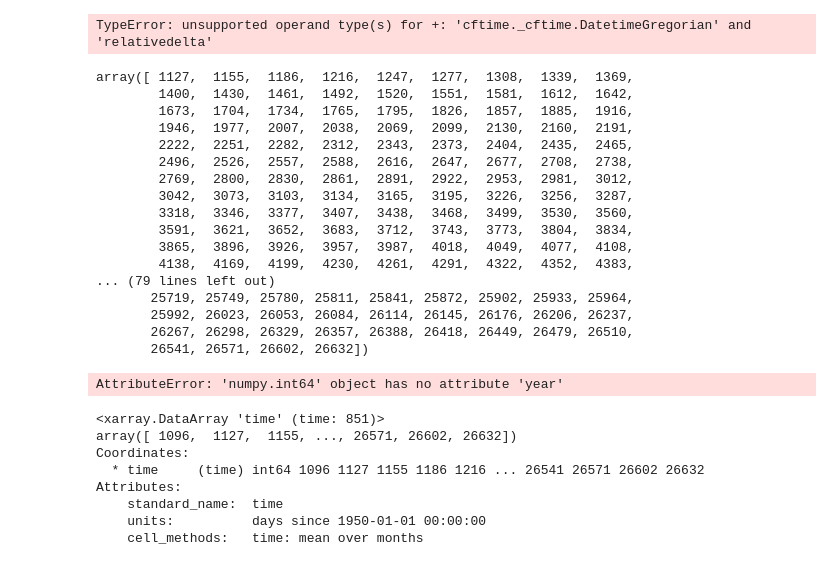
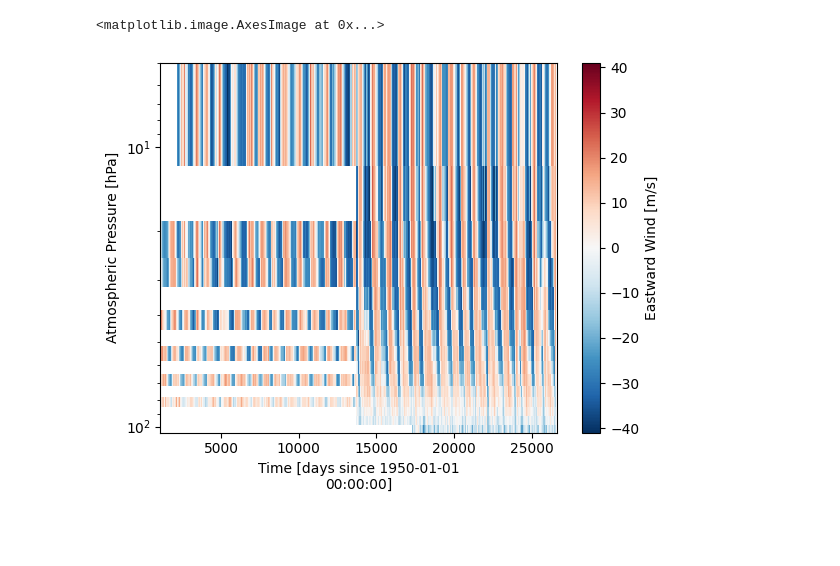
Before and after one commit to FObersteiner/QBOSingapore, a Jupyter notebook: srv/qbo_fub2netcdf.ipynb, the cells around one changed output. Cells and saved outputs as stored; diff of their text form; code cells hidden in the pictures; blank space fills up the shorter version.

```diff
--- a/srv/qbo_fub2netcdf.ipynb
+++ b/srv/qbo_fub2netcdf.ipynb
@@ -383,61 +293,5 @@ AttributeError: 'numpy.datetime64' object has no attribute 'year'
-# %%
-import numpy as np
-import pandas as pd
-import cftime
-
-def add_month(date):
-    # Convert the dates to datetime objects
-    time = cftime.num2date(date, 'days since 1950-01-01 00:00:00')
-
-    # Convert the 'time' variable to a pandas datetime series
-    time_series = pd.Series(time)
-
-    # Add a month to the time series
-    #time_series += pd.DateOffset(months=1)
-    time_series = time_series.apply(lambda x: x + relativedelta(months=1))
-
-    return time_series
-
-# Example usage:
-# Assuming 'your_date_variable' is your original datetime series
-your_date_variable = date# your datetime series here
-
-result = add_month(your_date_variable)
-print(result)
-# %% [output]
-TypeError: unsupported operand type(s) for +: 'cftime._cftime.DatetimeGregorian' and 'relativedelta'
-# %%
-date[1:]
-# %% [output]
-array([ 1127,  1155,  1186,  1216,  1247,  1277,  1308,  1339,  1369,
-        1400,  1430,  1461,  1492,  1520,  1551,  1581,  1612,  1642,
-        1673,  1704,  1734,  1765,  1795,  1826,  1857,  1885,  1916,
-        1946,  1977,  2007,  2038,  2069,  2099,  2130,  2160,  2191,
-        2222,  2251,  2282,  2312,  2343,  2373,  2404,  2435,  2465,
-        2496,  2526,  2557,  2588,  2616,  2647,  2677,  2708,  2738,
-        2769,  2800,  2830,  2861,  2891,  2922,  2953,  2981,  3012,
-        3042,  3073,  3103,  3134,  3165,  3195,  3226,  3256,  3287,
-        3318,  3346,  3377,  3407,  3438,  3468,  3499,  3530,  3560,
-        3591,  3621,  3652,  3683,  3712,  3743,  3773,  3804,  3834,
-        3865,  3896,  3926,  3957,  3987,  4018,  4049,  4077,  4108,
-        4138,  4169,  4199,  4230,  4261,  4291,  4322,  4352,  4383,
-... (79 lines left out)
-       25719, 25749, 25780, 25811, 25841, 25872, 25902, 25933, 25964,
-       25992, 26023, 26053, 26084, 26114, 26145, 26176, 26206, 26237,
-       26267, 26298, 26329, 26357, 26388, 26418, 26449, 26479, 26510,
-       26541, 26571, 26602, 26632])
-# %%
-date[0].year
-# %% [output]
-AttributeError: 'numpy.int64' object has no attribute 'year'
-# %%
-ds.time
-# %% [output]
-<xarray.DataArray 'time' (time: 851)>
-array([ 1096,  1127,  1155, ..., 26571, 26602, 26632])
-Coordinates:
-  * time     (time) int64 1096 1127 1155 1186 1216 ... 26541 26571 26602 26632
-Attributes:
-    standard_name:  time
-    units:          days since 1950-01-01 00:00:00
-    cell_methods:   time: mean over months
+# %%
+ds.u.plot.imshow(y='pressure',yscale='log', yincrease=False)
+# %% [output]
+<matplotlib.image.AxesImage at 0x...>
+[figure, added]
```
Also changed, not shown: parts of 7 cells of this notebook, 18 other files.
